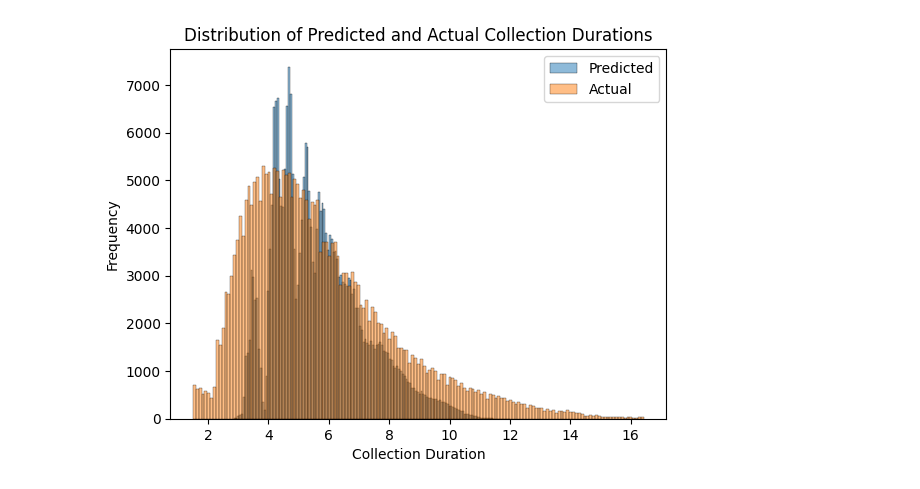
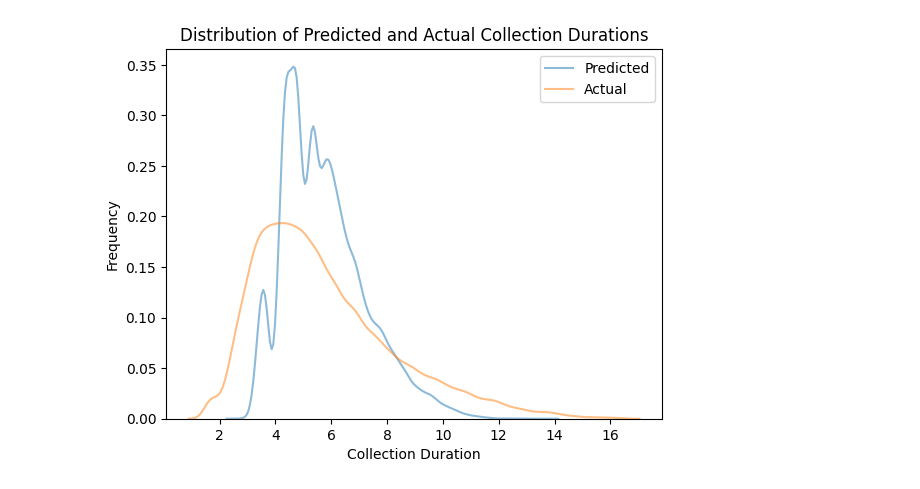
Before and after one commit to batuhanbasturk/Bitirme-Projesi, a Jupyter notebook: Algorithms/XGBOOST.ipynb, the cells around one changed output. Cells and saved outputs as stored; diff of their text form; code cells hidden in the pictures.

```diff
--- a/Algorithms/XGBOOST.ipynb
+++ b/Algorithms/XGBOOST.ipynb
@@ -312,13 +302,13 @@ plt.show()
 # %%
-# Plot the distribution of predicted values
+# Plot the distribution of predicted values instanced with the actual values
 
-sns.histplot(y_pred, alpha=0.5, label='Predicted')
-sns.histplot(y_test, alpha=0.5, label='Actual')
+sns.kdeplot(y_pred, alpha=0.5, label='Predicted')
+sns.kdeplot(y_test, alpha=0.5, label='Actual')
 
 plt.xlabel('Collection Duration')
 plt.ylabel('Frequency')
 plt.title('Distribution of Predicted and Actual Collection Durations')
 plt.legend()
 plt.show()
 # %% [output]
-[figure, old version]
+[figure, new version]
```
Also changed, not shown: parts of 19 cells of this notebook, 3 other files.
